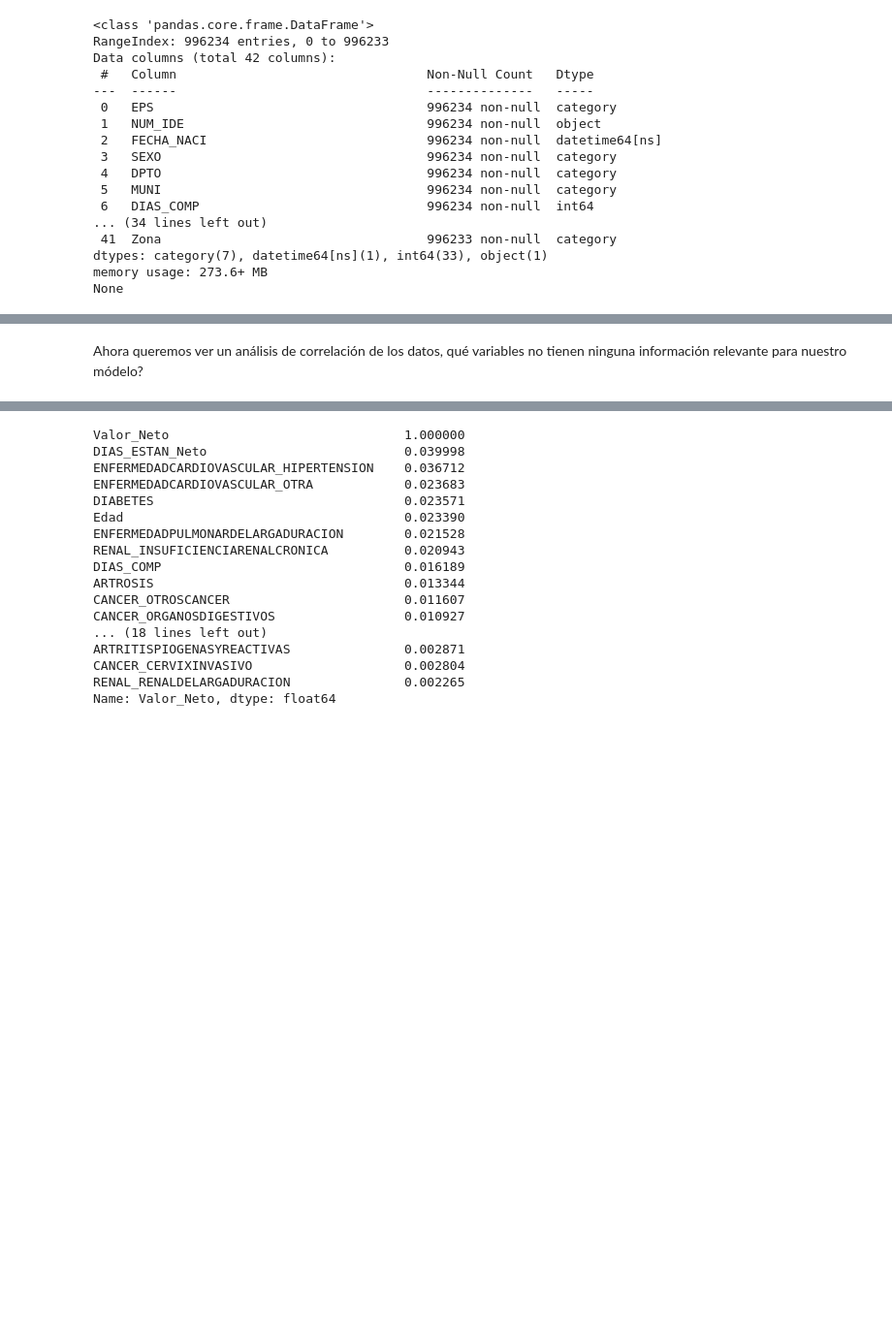
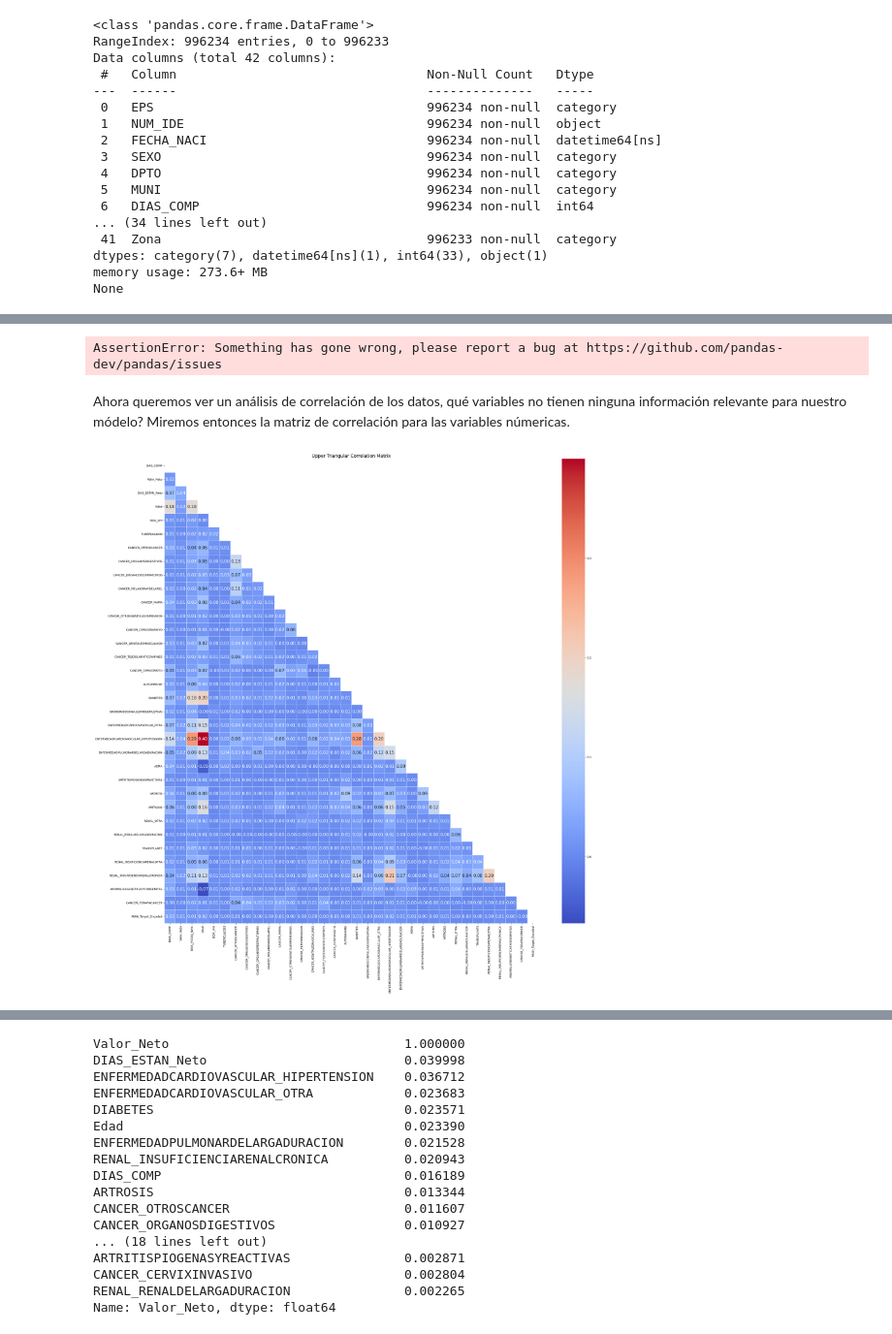
Before and after one commit to davidsmoreno/DifPrivHealthCostPredict, a Jupyter notebook: 2_Analisis_de_correlacion_y_reduccion_de_dimensionalidad.ipynb, the cells around one changed output, grey strips where cells are left out. Shown at 97% size. Cells and saved outputs as stored; diff of their text form; code cells hidden in the pictures; blank space fills up the shorter version.

```diff
--- a/2_Analisis_de_correlacion_y_reduccion_de_dimensionalidad.ipynb
+++ b/2_Analisis_de_correlacion_y_reduccion_de_dimensionalidad.ipynb
@@ -84,2 +131,54 @@ None
+# %%
+from sklearn.model_selection import KFold
+
+def target_encode(train_series, target_series, n_folds=5):
+    mean_encoded_series = pd.Series(index=train_series.index)
+    kf = KFold(n_splits=n_folds, shuffle=True, random_state=42)
+
+    for train_idx, test_idx in kf.split(train_series):
+        X_train, X_test = train_series.iloc[train_idx], train_series.iloc[test_idx]
+        y_train = target_series.iloc[train_idx]
+
+        # Calculate mean for the training fold
+        means = y_train.groupby(X_train).mean()
+
+        # Apply means to the test fold
+        mean_encoded_series.iloc[test_idx] = X_test.map(means)
+
+    return mean_encoded_series
+
+# Target encoding with K-Fold Cross-Validation
+df_health['SEXO_Target_Encoded'] = target_encode(df_health['SEXO'], df_health['Valor_Neto'])
+df_health['DPTO_Target_Encoded'] = target_encode(df_health['DPTO'], df_health['Valor_Neto'])
+df_health['MUNI_Target_Encoded'] = target_encode(df_health['MUNI'], df_health['Valor_Neto'])
+# %% [output]
+AssertionError: Something has gone wrong, please report a bug at https://github.com/pandas-dev/pandas/issues
 # %% [markdown]
-Ahora queremos ver un análisis de correlación de los datos, qué variables no tienen ninguna información relevante para nuestro módelo?
+Ahora queremos ver un análisis de correlación de los datos, qué variables no tienen ninguna información relevante para nuestro módelo? Miremos entonces la matriz de correlación para las variables númericas.
+# %%
+import seaborn as sns
+import matplotlib.pyplot as plt
+import numpy as np
+
+# Select only numeric columns from the dataframe
+numeric_df = df_health.select_dtypes(include=['float64', 'int64'])
+
+# Calculate the correlation matrix for numeric columns
+corr_matrix = numeric_df.corr()
+
+# Create a mask for the upper triangle (upper diagonal)
+mask = np.triu(np.ones_like(corr_matrix, dtype=bool))
+
+# Set up the matplotlib figure with larger size
+plt.figure(figsize=(30, 30))  # Increase figure size to make boxes bigger
+
+# Draw the heatmap with the mask, hiding the lower triangle
+sns.heatmap(corr_matrix, mask=mask, annot=True, cmap='coolwarm', fmt='.2f', linewidths=0.5, annot_kws={"size": 15})
+
+# Add title
+plt.title('Upper Triangular Correlation Matrix', fontsize=16)
+
+# Display the plot
+plt.show()
+# %% [output]
+[figure, added]
```
Also changed, not shown: parts of 21 cells of this notebook, 4 other files.
